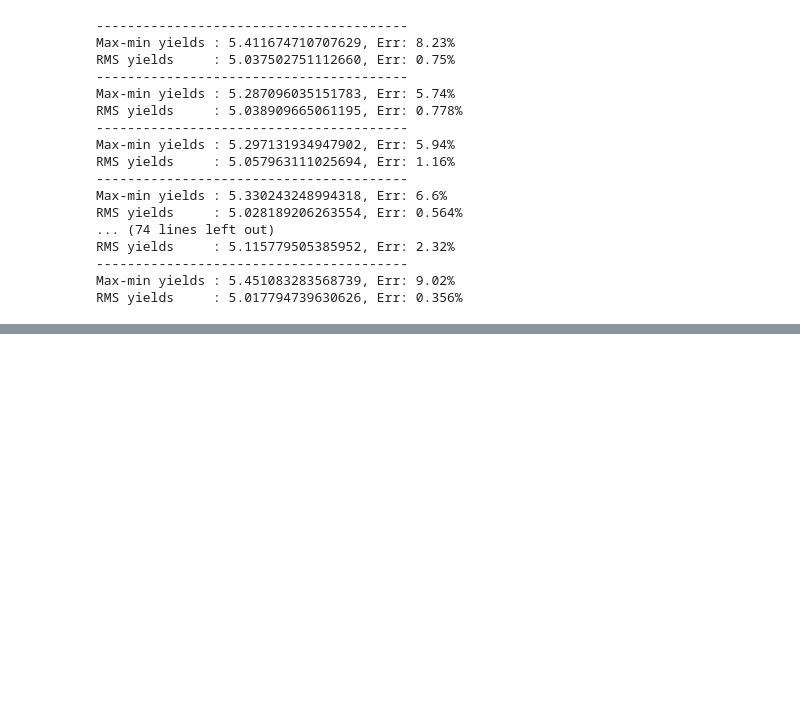
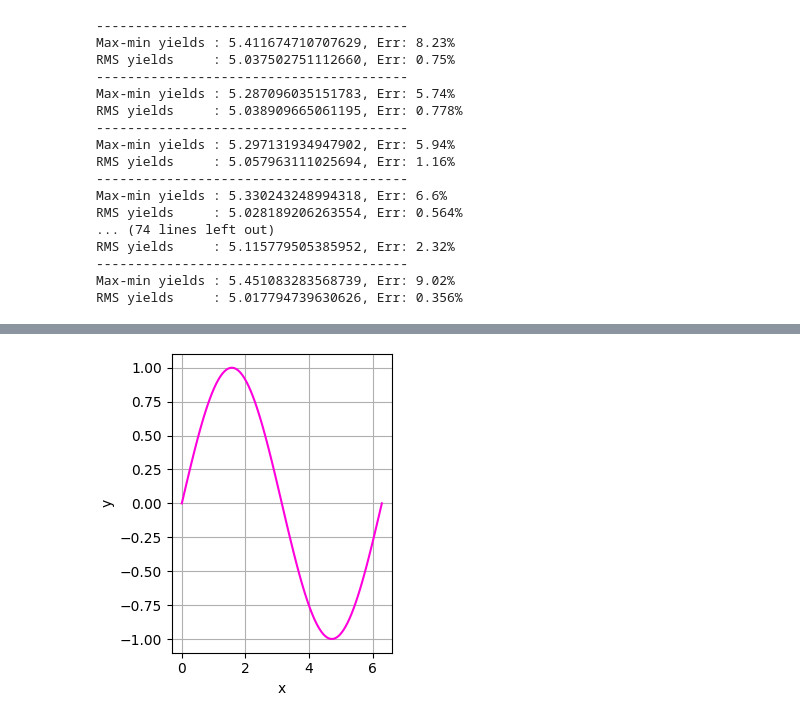
Before and after one commit to pbelange/WireDAQ, a Jupyter notebook: Analytic_CO.ipynb, the cells around one changed output, grey strips where cells are left out. Drawn from its saved outputs; the diff is of its cells as text; code cells hidden in the pictures; blank space fills up the shorter version.

```diff
--- a/Analytic_CO.ipynb
+++ b/Analytic_CO.ipynb
@@ -177,0 +417,93 @@ RMS yields     : 5.017794739630626, Err: 0.356%
+# %%
+import ipywidgets as widgets
+import matplotlib.pyplot as plt
+import numpy as np
+%matplotlib widget
+
+def make_box_layout():
+     return widgets.Layout(
+        border='solid 1px black',
+        margin='0px 10px 10px 0px',
+        padding='5px 5px 5px 5px'
+     )
+
+class Sines(widgets.HBox):
+
+    def __init__(self):
+        super().__init__()
+        output = widgets.Output()
+
+        self.x = np.linspace(0, 2 * np.pi, 100)
+        initial_color = '#FF00DD'
+
+        #with output:
+        self.fig, self.ax = plt.subplots(constrained_layout=True, figsize=(3, 3.5))
+        self.line, = self.ax.plot(self.x, np.sin(self.x), initial_color)
+
+        self.fig.canvas.toolbar_position = 'bottom'
+        self.ax.grid(True)
+
+        # define widgets
+        int_slider = widgets.IntSlider(
+            value=1,
+            min=0,
+            max=10,
+            step=1,
+            description='freq'
+        )
+        color_picker = widgets.ColorPicker(
+            value=initial_color,
+            description='pick a color'
+        )
+        text_xlabel = widgets.Text(
+            value='',
+            description='xlabel',
+            continuous_update=False
+        )
+        text_ylabel = widgets.Text(
+            value='',
+            description='ylabel',
+            continuous_update=False
+        )
+
+        controls = widgets.VBox([
+            int_slider,
+            color_picker,
+            text_xlabel,
+            text_ylabel
+        ])
+        controls.layout = make_box_layout()
+
+        out_box = widgets.Box([output])
+        output.layout = make_box_layout()
+
+        # observe stuff
+        int_slider.observe(self.update, 'value')
+        color_picker.observe(self.line_color, 'value')
+        text_xlabel.observe(self.update_xlabel, 'value')
+        text_ylabel.observe(self.update_ylabel, 'value')
+
+        text_xlabel.value = 'x'
+        text_ylabel.value = 'y'
+
+
+        # add to children
+        self.children = [controls]
+
+    def update(self, change):
+        """Draw line in plot"""
+        self.line.set_ydata(np.sin(change.new * self.x))
+        self.fig.canvas.draw()
+
+    def line_color(self, change):
+        self.line.set_color(change.new)
+
+    def update_xlabel(self, change):
+        self.ax.set_xlabel(change.new)
+
+    def update_ylabel(self, change):
+        self.ax.set_ylabel(change.new)
+
+
+Sines()
+# %% [output]
@@ -177,0 +511 @@ RMS yields     : 5.017794739630626, Err: 0.356%
+[figure, added]
```
Also changed, not shown: parts of 13 cells of this notebook, 2 other files.
